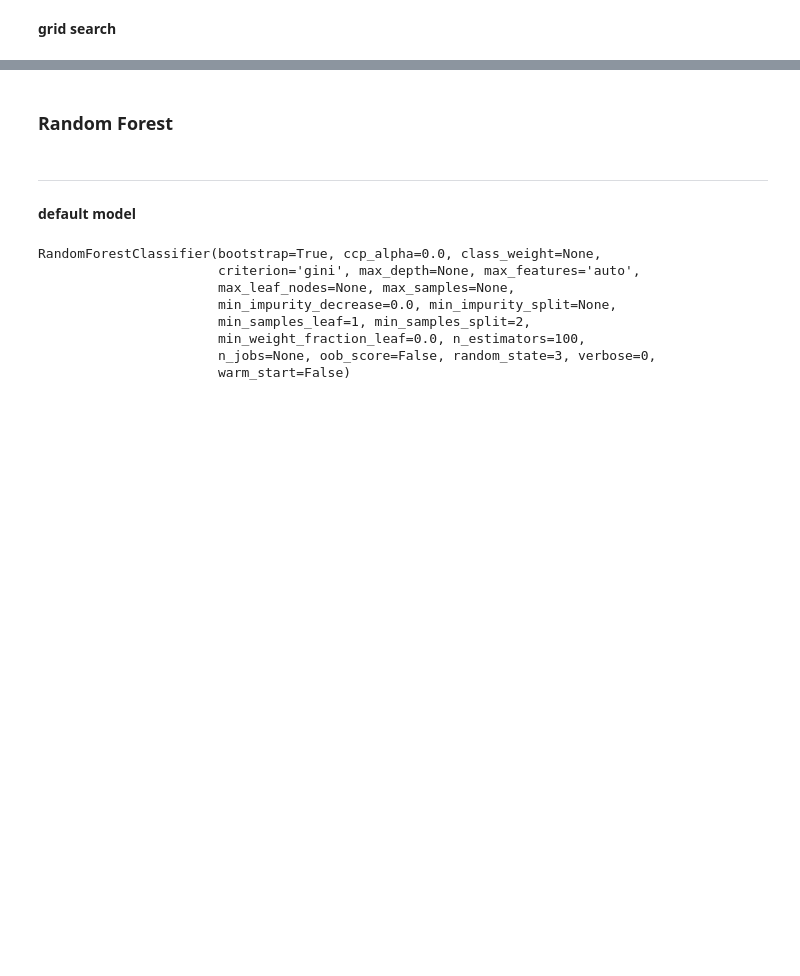
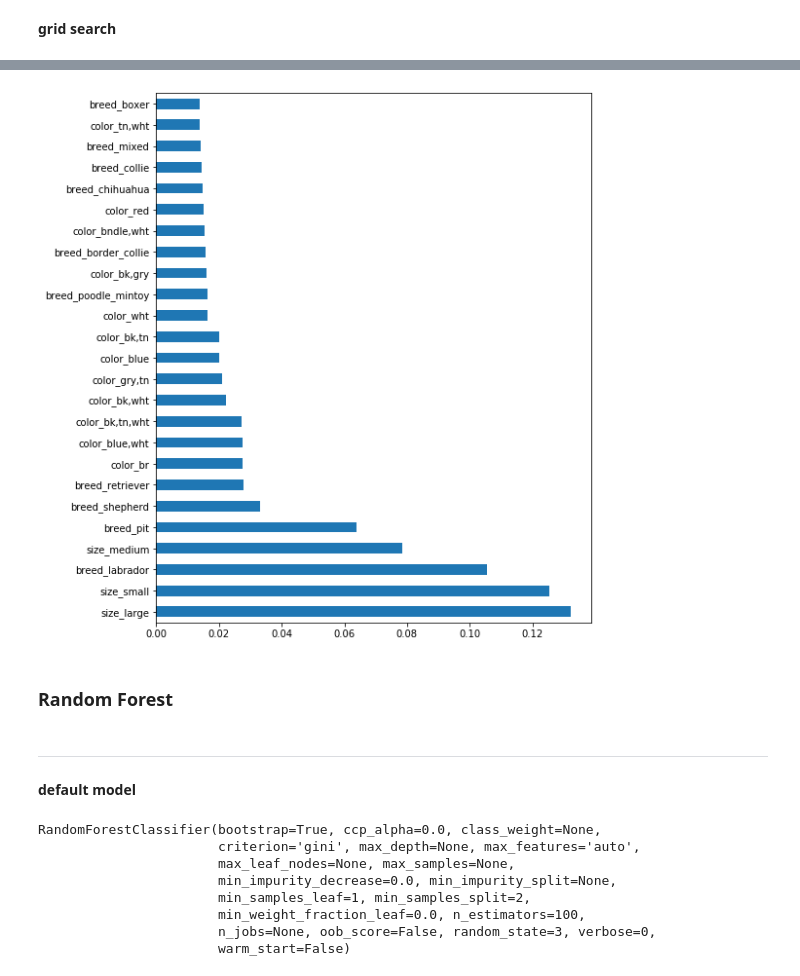
Before and after one commit to janellejolliff/ACRC-Classification, a Jupyter notebook: capstone_bite_dangerous.ipynb, the cells around one changed output, grey strips where cells are left out. Cells and saved outputs as stored; diff of their text form; code cells hidden in the pictures; blank space fills up the shorter version.

```diff
--- a/capstone_bite_dangerous.ipynb
+++ b/capstone_bite_dangerous.ipynb
@@ -338,3 +443,9 @@ model_report(dt_gs_model)
+# %%
+
+
+plot_feats(dt_gs_model)
+# %% [output]
+[figure, added]
 # %% [markdown]
 ### Random Forest
 # %% [markdown]
```
Also changed, not shown: parts of 74 cells of this notebook.
